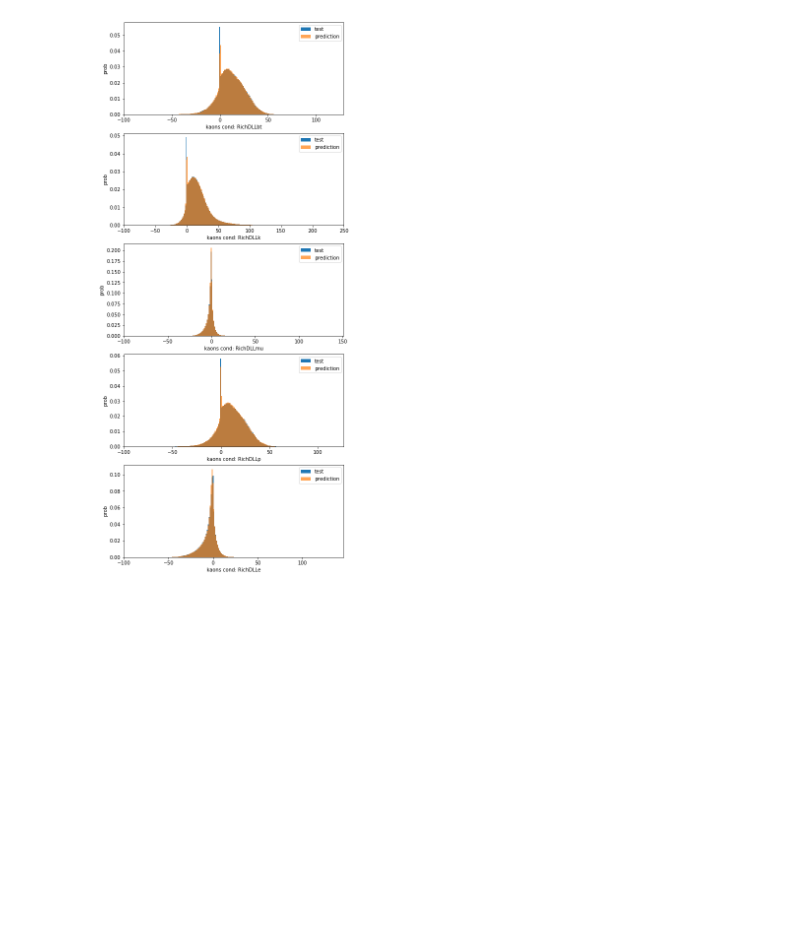
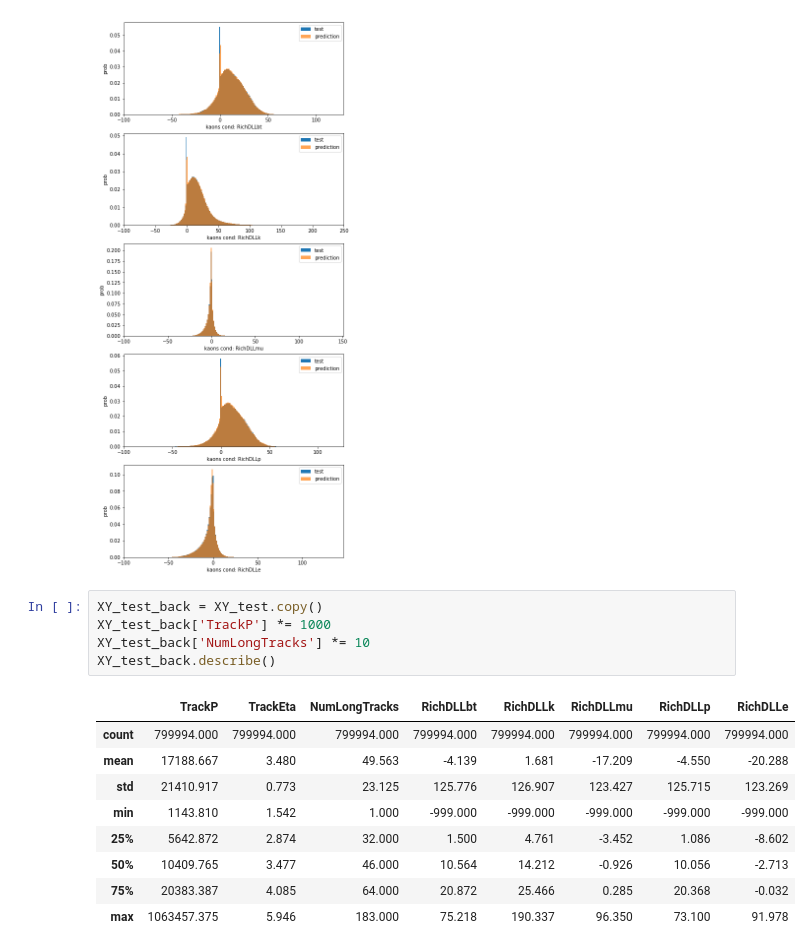
Before and after one commit to pavelyurlov/GAN-Project, a Jupyter notebook: notebooks/Conditional_GAN.ipynb, the cells around one changed output. Saved outputs shown, nothing was run; the diff lists cells and outputs as text; blank space fills up the shorter version.

```diff
--- a/notebooks/Conditional_GAN.ipynb
+++ b/notebooks/Conditional_GAN.ipynb
@@ -487,6 +487,21 @@ print(myscore_kaon_cond)
 visualise_df([Y_test], [Y_pred_kaon_cond], 'kaons cond')
 # %% [output]
 [figure]
+# %%
+XY_test_back = XY_test.copy()
+XY_test_back['TrackP'] *= 1000
+XY_test_back['NumLongTracks'] *= 10
+XY_test_back.describe()
+# %% [output]
+|  | TrackP | TrackEta | NumLongTracks | RichDLLbt | RichDLLk | RichDLLmu | RichDLLp | RichDLLe |
+| count | 799994.000 | 799994.000 | 799994.000 | 799994.000 | 799994.000 | 799994.000 | 799994.000 | 799994.000 |
+| mean | 17188.667 | 3.480 | 49.563 | -4.139 | 1.681 | -17.209 | -4.550 | -20.288 |
+| std | 21410.917 | 0.773 | 23.125 | 125.776 | 126.907 | 123.427 | 125.715 | 123.269 |
+| min | 1143.810 | 1.542 | 1.000 | -999.000 | -999.000 | -999.000 | -999.000 | -999.000 |
+| 25% | 5642.872 | 2.874 | 32.000 | 1.500 | 4.761 | -3.452 | 1.086 | -8.602 |
+| 50% | 10409.765 | 3.477 | 46.000 | 10.564 | 14.212 | -0.926 | 10.056 | -2.713 |
+| 75% | 20383.387 | 4.085 | 64.000 | 20.872 | 25.466 | 0.285 | 20.368 | -0.032 |
+| max | 1063457.375 | 5.946 | 183.000 | 75.218 | 190.337 | 96.350 | 73.100 | 91.978 |
 # %%
 for x_name in x_cols:
     for y_name in y_cols:
```
Also changed, not shown: parts of 1 cell of this notebook.
